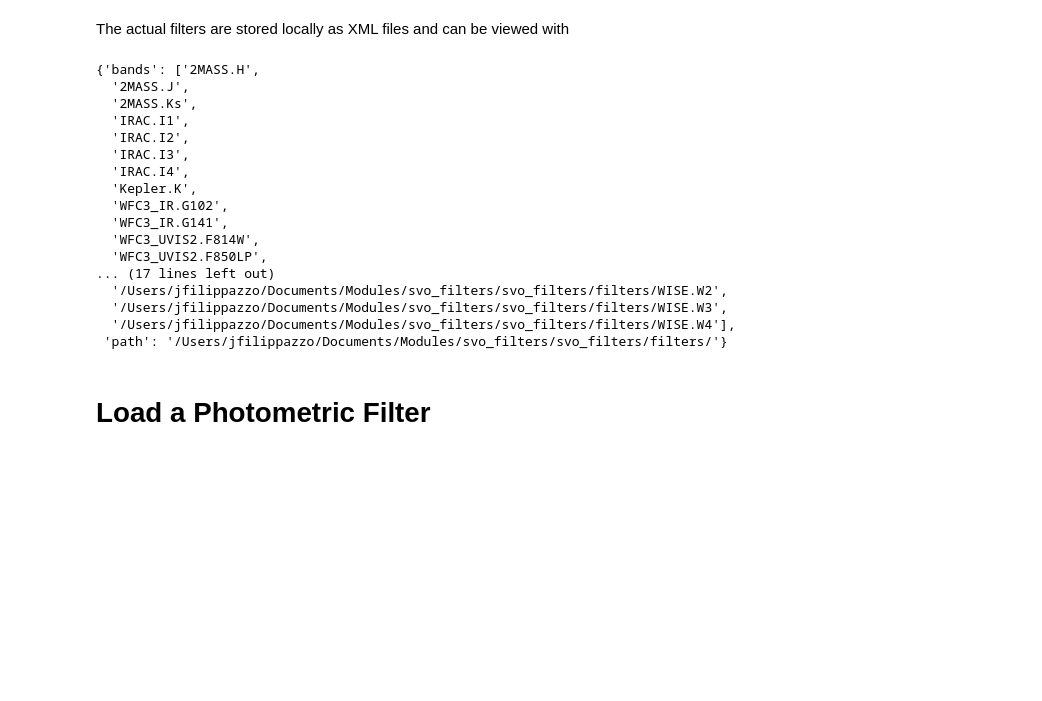
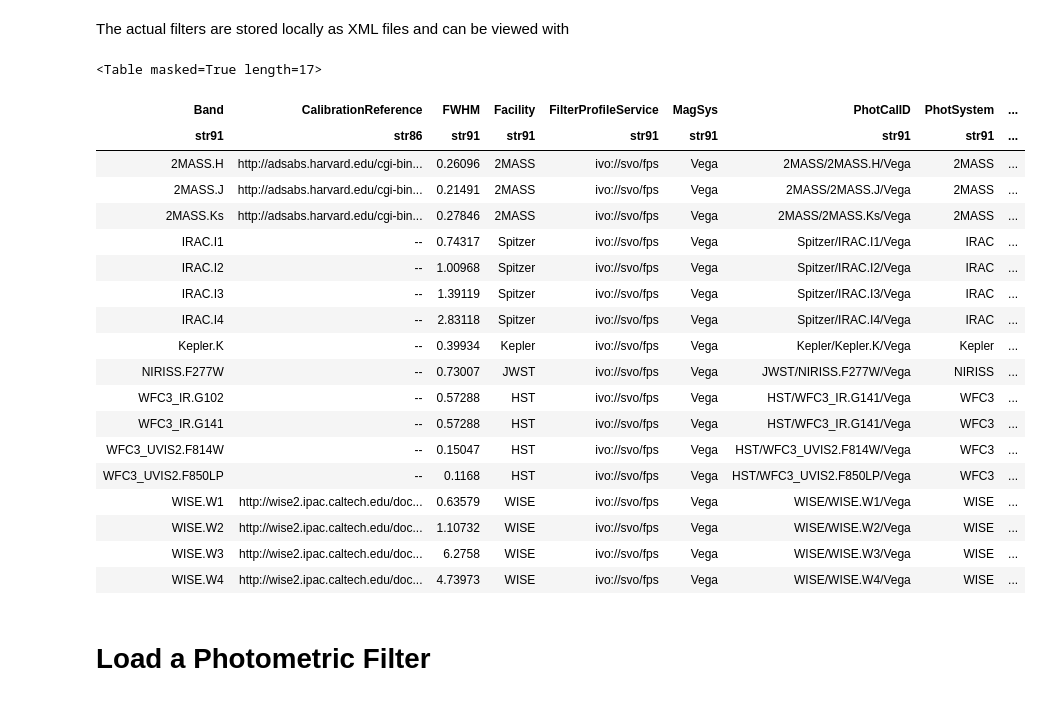
Before and after one commit to hover2pi/svo_filters, a Jupyter notebook: svo_demo.ipynb, the cells around one changed output. Cells and saved outputs as stored; diff of their text form; code cells hidden in the pictures; blank space fills up the shorter version.

```diff
--- a/svo_demo.ipynb
+++ b/svo_demo.ipynb
@@ -23,25 +23,28 @@ from svo_filters import svo
 # %% [markdown]
 The actual filters are stored locally as XML files and can be viewed with
 # %%
-svo.filter_list()
+svo.filters()
 # %% [output]
-{'bands': ['2MASS.H',
-  '2MASS.J',
-  '2MASS.Ks',
-  'IRAC.I1',
-  'IRAC.I2',
-  'IRAC.I3',
-  'IRAC.I4',
-  'Kepler.K',
-  'WFC3_IR.G102',
-  'WFC3_IR.G141',
-  'WFC3_UVIS2.F814W',
-  'WFC3_UVIS2.F850LP',
-... (17 lines left out)
-  '/Users/jfilippazzo/Documents/Modules/svo_filters/svo_filters/filters/WISE.W2',
-  '/Users/jfilippazzo/Documents/Modules/svo_filters/svo_filters/filters/WISE.W3',
-  '/Users/jfilippazzo/Documents/Modules/svo_filters/svo_filters/filters/WISE.W4'],
- 'path': '/Users/jfilippazzo/Documents/Modules/svo_filters/svo_filters/filters/'}
+<Table masked=True length=17>
+| Band | CalibrationReference | FWHM | Facility | FilterProfileService | MagSys | PhotCalID | PhotSystem | ... |
+| str91 | str86 | str91 | str91 | str91 | str91 | str91 | str91 | ... |
+| 2MASS.H | http://adsabs.harvard.edu/cgi-bin... | 0.26096 | 2MASS | ivo://svo/fps | Vega | 2MASS/2MASS.H/Vega | 2MASS | ... |
+| 2MASS.J | http://adsabs.harvard.edu/cgi-bin... | 0.21491 | 2MASS | ivo://svo/fps | Vega | 2MASS/2MASS.J/Vega | 2MASS | ... |
+| 2MASS.Ks | http://adsabs.harvard.edu/cgi-bin... | 0.27846 | 2MASS | ivo://svo/fps | Vega | 2MASS/2MASS.Ks/Vega | 2MASS | ... |
+| IRAC.I1 | -- | 0.74317 | Spitzer | ivo://svo/fps | Vega | Spitzer/IRAC.I1/Vega | IRAC | ... |
+| IRAC.I2 | -- | 1.00968 | Spitzer | ivo://svo/fps | Vega | Spitzer/IRAC.I2/Vega | IRAC | ... |
+| IRAC.I3 | -- | 1.39119 | Spitzer | ivo://svo/fps | Vega | Spitzer/IRAC.I3/Vega | IRAC | ... |
+| IRAC.I4 | -- | 2.83118 | Spitzer | ivo://svo/fps | Vega | Spitzer/IRAC.I4/Vega | IRAC | ... |
+| Kepler.K | -- | 0.39934 | Kepler | ivo://svo/fps | Vega | Kepler/Kepler.K/Vega | Kepler | ... |
+| NIRISS.F277W | -- | 0.73007 | JWST | ivo://svo/fps | Vega | JWST/NIRISS.F277W/Vega | NIRISS | ... |
+| WFC3_IR.G102 | -- | 0.57288 | HST | ivo://svo/fps | Vega | HST/WFC3_IR.G141/Vega | WFC3 | ... |
+| WFC3_IR.G141 | -- | 0.57288 | HST | ivo://svo/fps | Vega | HST/WFC3_IR.G141/Vega | WFC3 | ... |
+| WFC3_UVIS2.F814W | -- | 0.15047 | HST | ivo://svo/fps | Vega | HST/WFC3_UVIS2.F814W/Vega | WFC3 | ... |
+| WFC3_UVIS2.F850LP | -- | 0.1168 | HST | ivo://svo/fps | Vega | HST/WFC3_UVIS2.F850LP/Vega | WFC3 | ... |
+| WISE.W1 | http://wise2.ipac.caltech.edu/doc... | 0.63579 | WISE | ivo://svo/fps | Vega | WISE/WISE.W1/Vega | WISE | ... |
+| WISE.W2 | http://wise2.ipac.caltech.edu/doc... | 1.10732 | WISE | ivo://svo/fps | Vega | WISE/WISE.W2/Vega | WISE | ... |
+| WISE.W3 | http://wise2.ipac.caltech.edu/doc... | 6.2758 | WISE | ivo://svo/fps | Vega | WISE/WISE.W3/Vega | WISE | ... |
+| WISE.W4 | http://wise2.ipac.caltech.edu/doc... | 4.73973 | WISE | ivo://svo/fps | Vega | WISE/WISE.W4/Vega | WISE | ... |
 # %% [markdown]
 # Load a Photometric Filter
 # %% [markdown]
```
Also changed, not shown: parts of 5 cells of this notebook, 2 other files.
